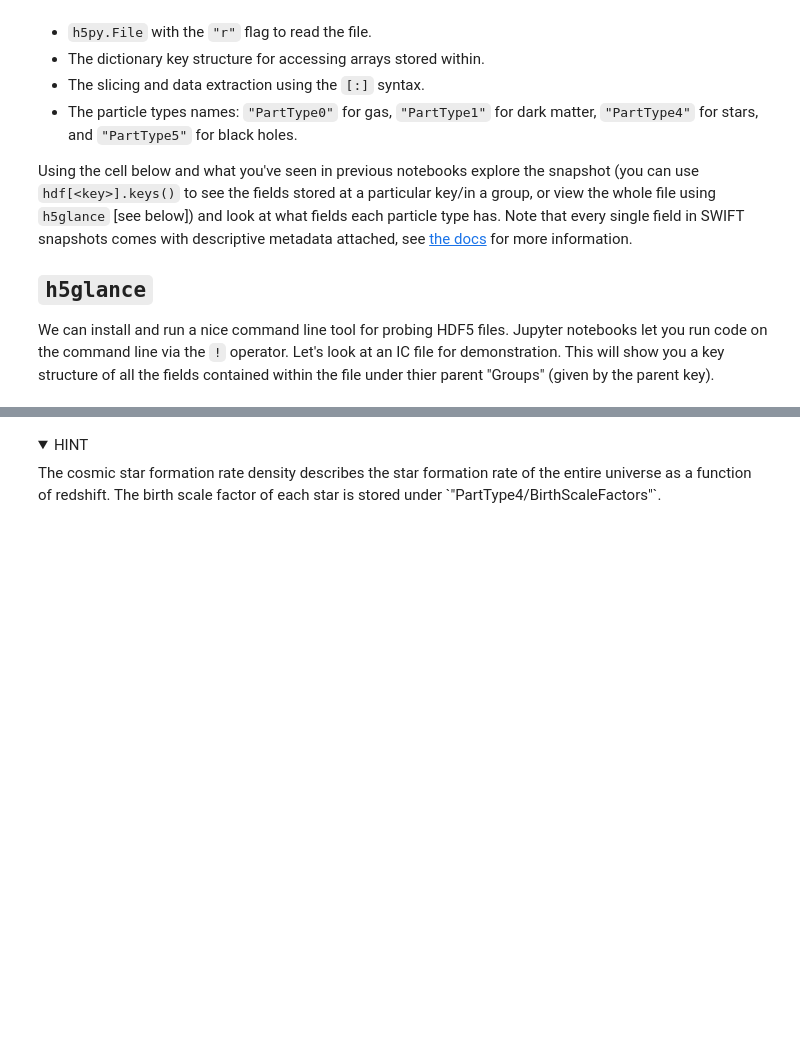
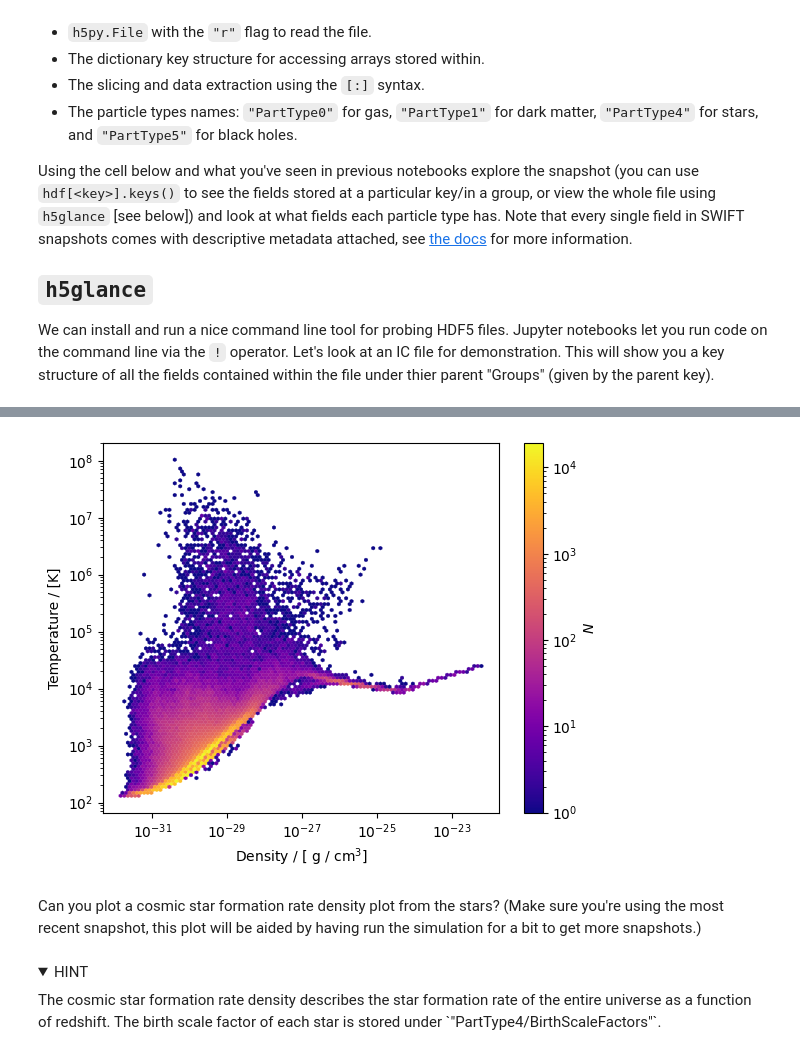
Before and after one commit to WillJRoper/SWIFT-Workshop, a Jupyter notebook: notebooks/The_EAGLE_Model.ipynb, the cells around one changed output, grey strips where cells are left out. Cells and saved outputs as stored; diff of their text form; code cells hidden in the pictures; folded sections open; blank space fills up the shorter version.

Commit message:
Added phase space diagram and FOF efficiency improvements

```diff
--- a/notebooks/The_EAGLE_Model.ipynb
+++ b/notebooks/The_EAGLE_Model.ipynb
@@ -79,3 +81,30 @@ Can you plot a cosmic star formation rate density plot from the stars? (Make sur
+# %%
+import h5py
+import matplotlib.pyplot as plt
+from matplotlib.colors import LogNorm
+
+# Extract the temperatures and densities
+hdf = h5py.File("../snapshots/EAGLE_6/snapshot_0002.hdf5", "r")
+dens = hdf["PartType0/Densities"][:] * hdf["PartType0/Densities"].attrs["Conversion factor to physical CGS (including cosmological corrections)"]
+temps = hdf["PartType0/Temperatures"][:]
+hdf.close()
+
+# See how we applied the correction to physical cgs to the density stored in the SWIFT snapshot. Simple!
+
+# Plot the phase diagram
+fig = plt.figure()
+ax = fig.add_subplot(111)
+im = ax.hexbin(dens, temps, mincnt=1, linewidths=0.2, cmap="plasma", xscale="log", yscale="log", norm=LogNorm())
+ax.set_xlabel("Density / [ g / cm$^3$]")
+ax.set_ylabel("Temperature / [K]")
+cbar = fig.colorbar(im)
+cbar.set_label("$N$")
+plt.show()
+plt.close()
+# %% [output]
+[figure, added]
+# %% [markdown]
+Can you plot a cosmic star formation rate density plot from the stars? (Make sure you're using the most recent snapshot, this plot will be aided by having run the simulation for a bit to get more snapshots.)
 # %% [markdown]
 <details>
   <summary>HINT</summary>
```
Also changed, not shown: parts of 7 cells of this notebook, 1 other file.
